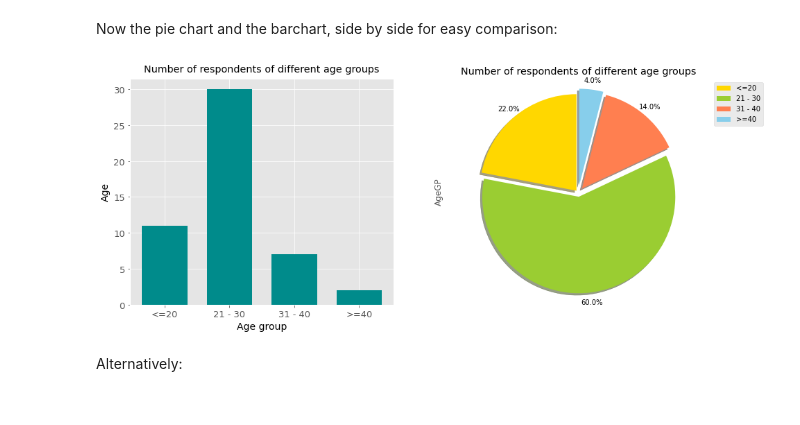
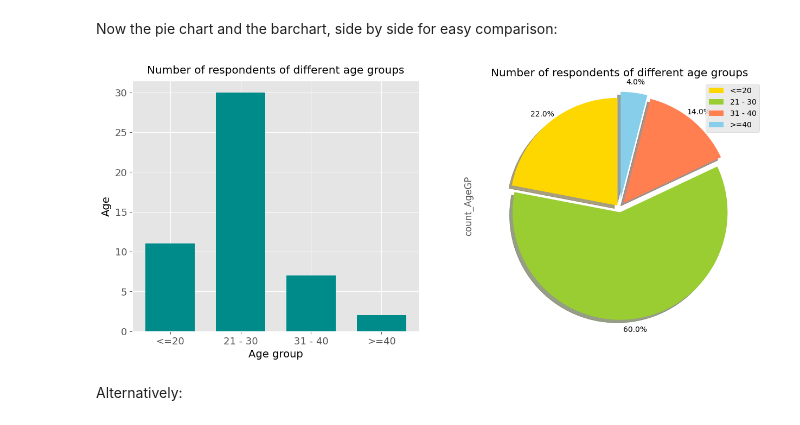
Before and after one commit to tdm09/Apuntes2039, a Jupyter notebook: 050_customer_satisfaction.ipynb, the cells around one changed output. Saved outputs shown, nothing was run; the diff lists cells and outputs as text; code cells hidden in the pictures.

```diff
--- a/050_customer_satisfaction.ipynb
+++ b/050_customer_satisfaction.ipynb
@@ -150,5 +223,5 @@ Name: AgeGP, dtype: int64
 # %%
-cs_AgeGP  = counts.loc[:,'AgeGP'].sum(axis=0)
+cs_AgeGP  = age_gp_counts.loc[:,'count_AgeGP'].sum(axis=0)
 cs_AgeGP
 # %% [output]
 50
@@ -163,0 +228,3 @@ counts
+# %%
+age_gp_counts['%'] = ((age_gp_counts.iloc[:,:]/cs_AgeGP)*100).round(2)
+age_gp_counts
@@ -170,4 +253,4 @@ Index(['21 - 30', '<=20', '31 - 40', '>=40'], dtype='object')
 # %%
-counts = counts.reindex(["<=20", "21 - 30", "31 - 40", ">=40"])
-counts
+age_gp_counts = age_gp_counts.reindex(["<=20", "21 - 30", "31 - 40", ">=40"])
+age_gp_counts
 # %% [output]
@@ -189,0 +265,3 @@ counts
+# %%
+age_gp_counts = age_gp_counts.reset_index()
+age_gp_counts
@@ -235,8 +321,8 @@ plt.bar(x, y, width=0.7, color= 'darkcyan');
 # %% [markdown]
 Now the pie chart and the barchart, side by side for easy comparison:
 # %%
-x = list(counts['Age_group'])
-y = list(counts['AgeGP'])
+x = list(age_gp_counts['AgeGP'])
+y = list(age_gp_counts['count_AgeGP'])
 plt.rcParams["figure.figsize"] = (15,7)
 
 
@@ -247,36 +333,36 @@ plt.bar(x, y, width=0.7, color= 'darkcyan')   #the barchart
 plt.xlabel('Age group', fontweight='regular', color = 'black', fontsize='14', horizontalalignment='center')
 plt.ylabel('Age', fontweight='regular', color = 'black', fontsize='14', horizontalalignment='center')
 plt.xticks(fontsize=13)
 plt.yticks(fontsize=13)
 plt.title('Number of respondents of different age groups', y = 1.01)
 
 
 plt.subplot(1,2,2)
 
 
 explode_list = [0.03, 0.04, 0.06, 0.08] # ratio for each continent with which to offset each wedge.
 colors_list = ['gold', 'yellowgreen', 'coral', 'skyblue', 'lightgreen', 'pink']
 
-counts['AgeGP'].plot(kind='pie',
+age_gp_counts['count_AgeGP'].plot(kind='pie',
                            figsize=(15, 6),
                            autopct='%1.1f%%',
                            startangle=90,
                            shadow=True,
                            labels=None,                  # turn off labels on pie chart
                            pctdistance=1.1,              # the ratio between the pie center and start of text label
                            explode=explode_list,         # 'explode' lowest 3 continents
                            colors=colors_list,
                          )
 
 plt.axis('equal')
 
-plt.legend(labels=counts.Age_group,
+plt.legend(labels=age_gp_counts.AgeGP,
            bbox_to_anchor=(1.0,1.0))  # add legend
 plt.title('Number of respondents of different age groups', y=1)
 
-plt.savefig('Outputs/images/age_group1.png')
+plt.savefig('sample_data/age_group1.png')
 plt.show()
 # %% [output]
-[figure, old version]
+[figure, new version]
 # %% [markdown]
 Alternatively:
```
Also changed, not shown: parts of 30 cells of this notebook.
